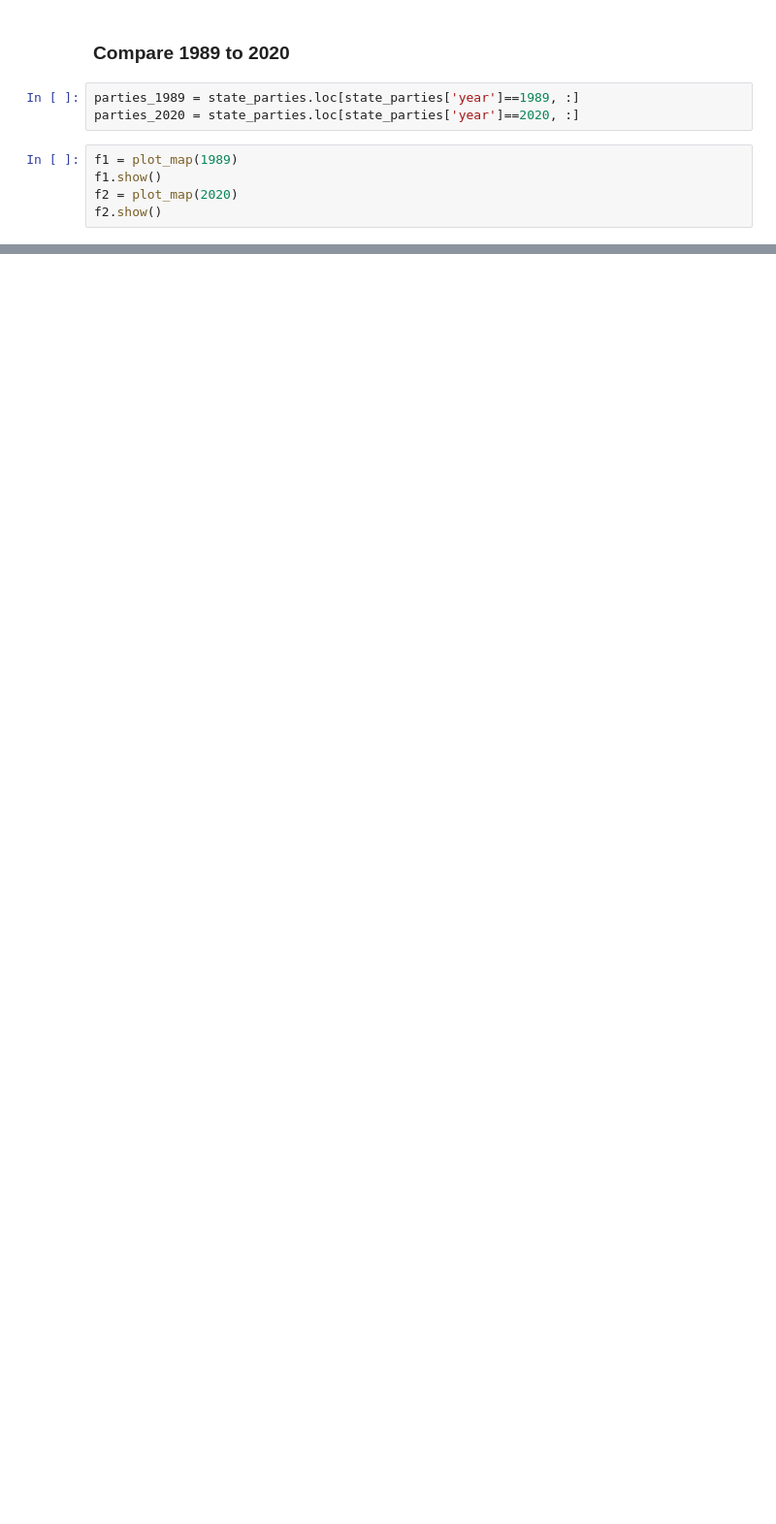
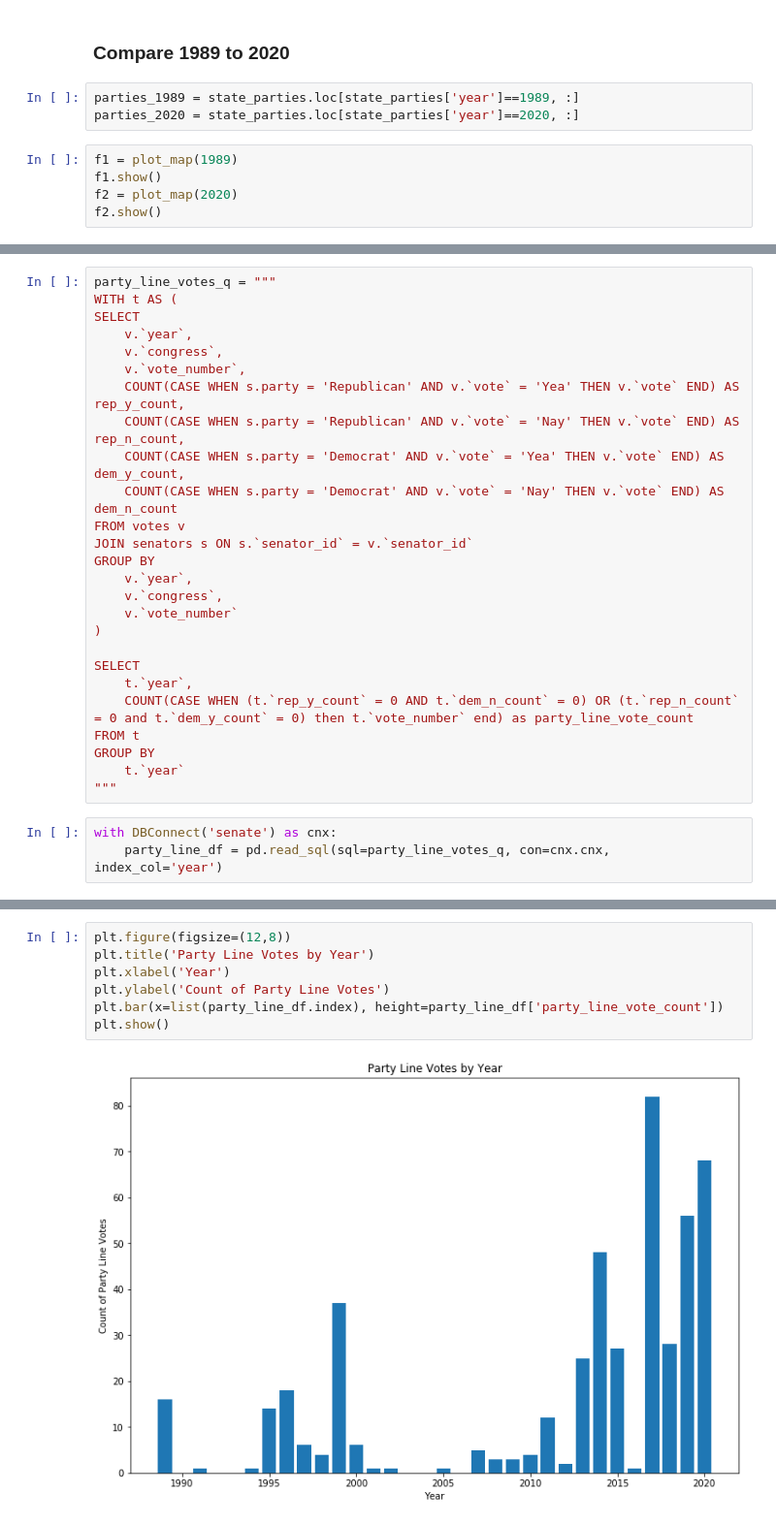
Before and after one commit to nastory/senate_votes, a Jupyter notebook: Senate Votes EDA.ipynb, the cells around one changed output, grey strips where cells are left out. Shown at 97% size. Drawn from its saved outputs; the diff is of its cells as text; blank space fills up the shorter version.

```diff
--- a/Senate Votes EDA.ipynb
+++ b/Senate Votes EDA.ipynb
@@ -90,0 +97,29 @@ f2.show()
+# %%
+party_line_votes_q = """
+WITH t AS (
+SELECT
+	v.`year`,
+	v.`congress`,
+	v.`vote_number`,
+	COUNT(CASE WHEN s.party = 'Republican' AND v.`vote` = 'Yea' THEN v.`vote` END) AS rep_y_count,
+    COUNT(CASE WHEN s.party = 'Republican' AND v.`vote` = 'Nay' THEN v.`vote` END) AS rep_n_count,
+    COUNT(CASE WHEN s.party = 'Democrat' AND v.`vote` = 'Yea' THEN v.`vote` END) AS dem_y_count,
+    COUNT(CASE WHEN s.party = 'Democrat' AND v.`vote` = 'Nay' THEN v.`vote` END) AS dem_n_count
+FROM votes v
+JOIN senators s ON s.`senator_id` = v.`senator_id`
+GROUP BY
+	v.`year`,
+	v.`congress`,
+	v.`vote_number`
+)
+
+SELECT
+	t.`year`,
+    COUNT(CASE WHEN (t.`rep_y_count` = 0 AND t.`dem_n_count` = 0) OR (t.`rep_n_count` = 0 and t.`dem_y_count` = 0) then t.`vote_number` end) as party_line_vote_count
+FROM t
+GROUP BY
+	t.`year`
+"""
+# %%
+with DBConnect('senate') as cnx:
+    party_line_df = pd.read_sql(sql=party_line_votes_q, con=cnx.cnx, index_col='year')
@@ -90,0 +136,9 @@ f2.show()
+# %%
+plt.figure(figsize=(12,8))
+plt.title('Party Line Votes by Year')
+plt.xlabel('Year')
+plt.ylabel('Count of Party Line Votes')
+plt.bar(x=list(party_line_df.index), height=party_line_df['party_line_vote_count'])
+plt.show()
+# %% [output]
+[figure, added]
```
Also changed, not shown: parts of 44 cells of this notebook.
